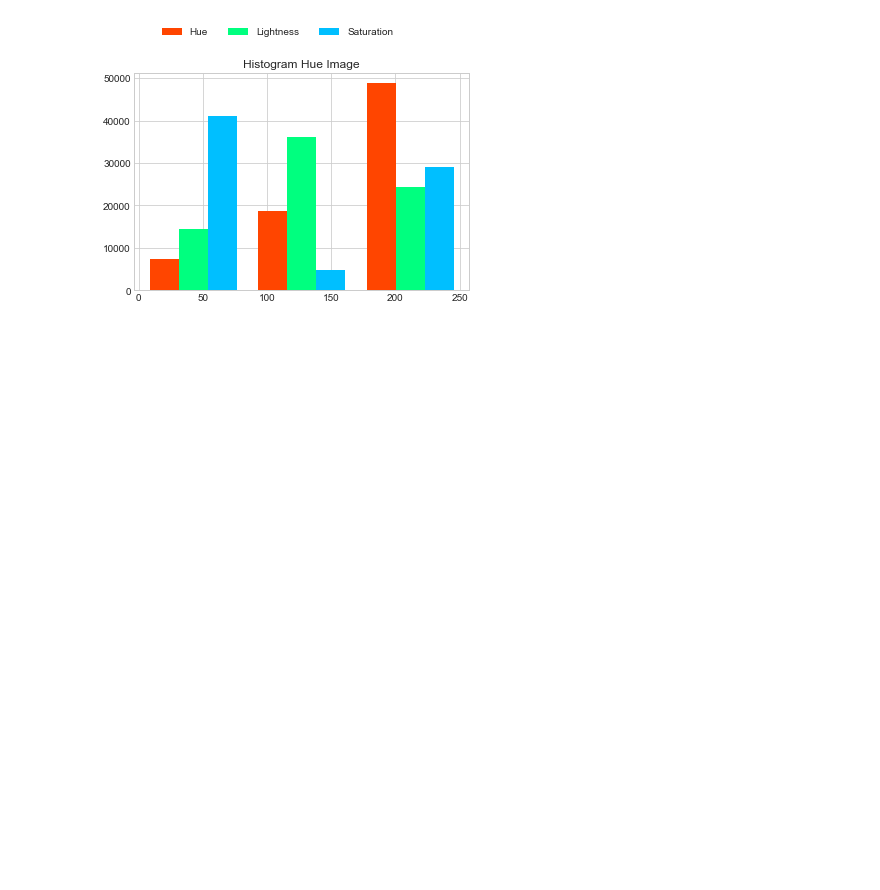
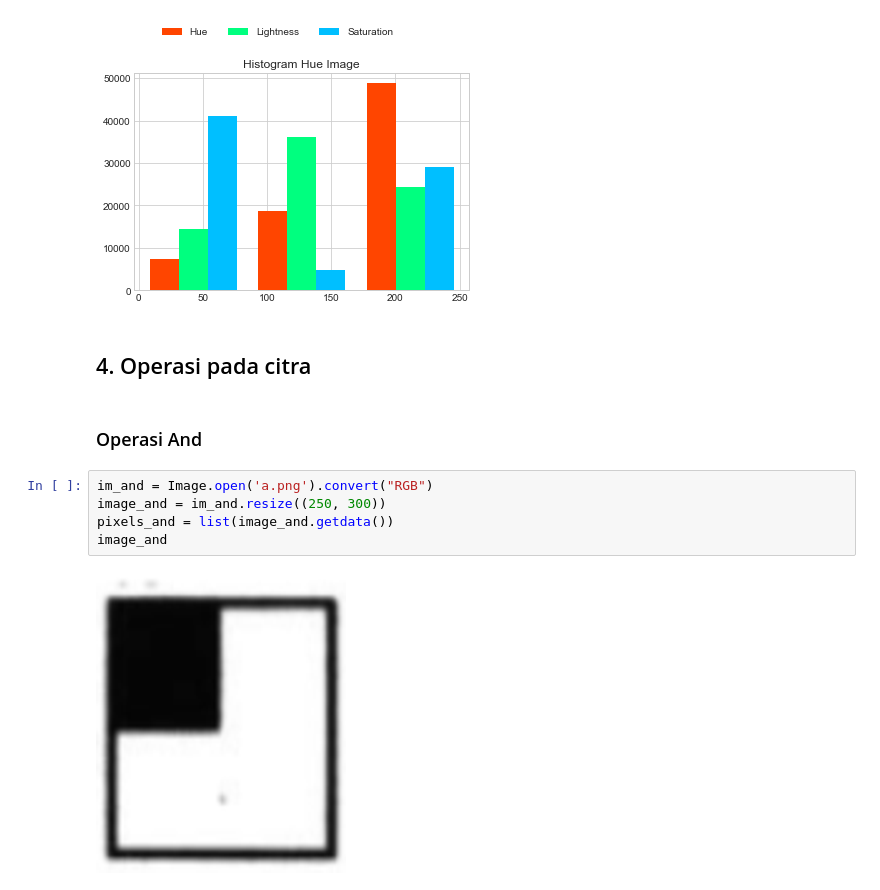
Before and after one commit to zodplugin/PengolahanCitra, a Jupyter notebook: M1_Pengolahan_Citra.ipynb, the cells around one changed output. Saved outputs shown, nothing was run; the diff lists cells and outputs as text; blank space fills up the shorter version.

```diff
--- a/M1_Pengolahan_Citra.ipynb
+++ b/M1_Pengolahan_Citra.ipynb
@@ -345,3 +345,14 @@ plt.legend(bbox_to_anchor=(0.80, 1.25), ncol=3)
 plt.show()
 # %% [output]
 [figure]
+# %% [markdown]
+## 4. Operasi pada citra
+# %% [markdown]
+### Operasi And
+# %%
+im_and = Image.open('a.png').convert("RGB")
+image_and = im_and.resize((250, 300))
+pixels_and = list(image_and.getdata())
+image_and
+# %% [output]
+[figure, added]
```
Also changed, not shown: parts of 14 cells of this notebook, 3 other files.
